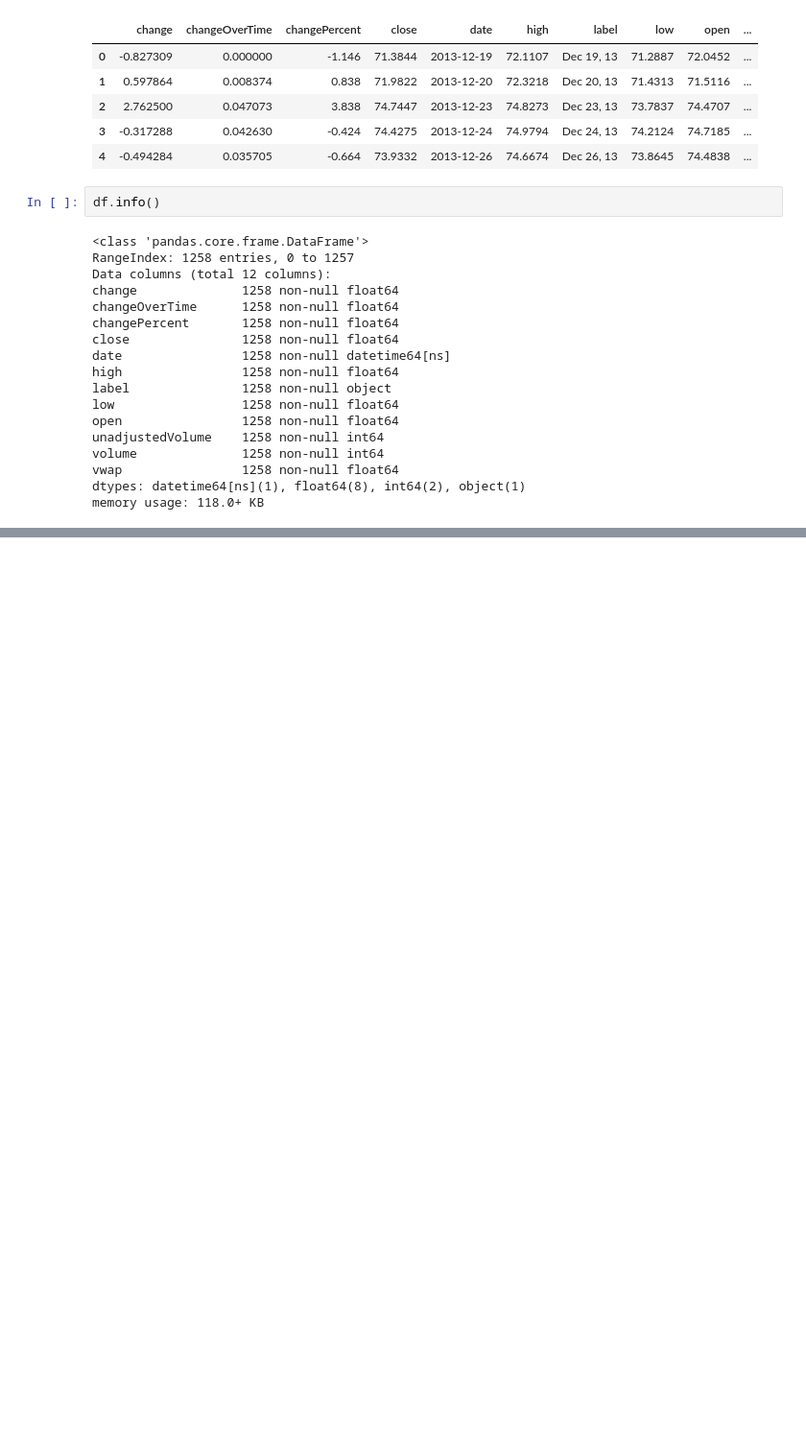
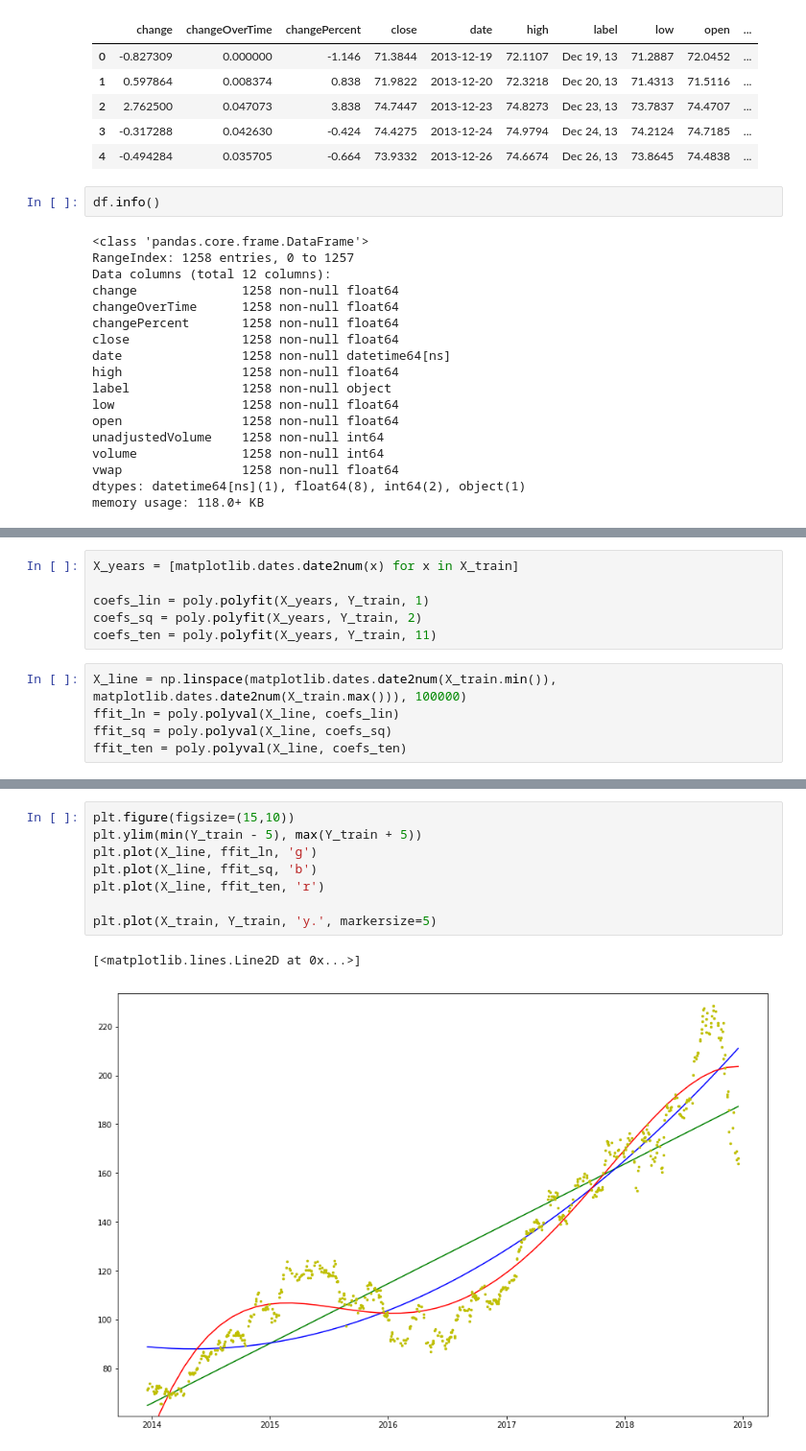
Before and after one commit to vmasten/data_analysis, a Jupyter notebook: regressions.ipynb, the cells around one changed output, grey strips where cells are left out. Shown at 96% size. Drawn from its saved outputs; the diff is of its cells as text; blank space fills up the shorter version.

```diff
--- a/regressions.ipynb
+++ b/regressions.ipynb
@@ -73,0 +89,11 @@ df.shape
+# %%
+X_years = [matplotlib.dates.date2num(x) for x in X_train]
+
+coefs_lin = poly.polyfit(X_years, Y_train, 1)
+coefs_sq = poly.polyfit(X_years, Y_train, 2)
+coefs_ten = poly.polyfit(X_years, Y_train, 11)
+# %%
+X_line = np.linspace(matplotlib.dates.date2num(X_train.min()), matplotlib.dates.date2num(X_train.max())), 100000)
+ffit_ln = poly.polyval(X_line, coefs_lin)
+ffit_sq = poly.polyval(X_line, coefs_sq)
+ffit_ten = poly.polyval(X_line, coefs_ten)
@@ -73,0 +102,11 @@ df.shape
+# %%
+plt.figure(figsize=(15,10))
+plt.ylim(min(Y_train - 5), max(Y_train + 5))
+plt.plot(X_line, ffit_ln, 'g')
+plt.plot(X_line, ffit_sq, 'b')
+plt.plot(X_line, ffit_ten, 'r')
+
+plt.plot(X_train, Y_train, 'y.', markersize=5)
+# %% [output]
+[<matplotlib.lines.Line2D at 0x...>]
+[figure, added]
```
Also changed, not shown: parts of 8 cells of this notebook.
